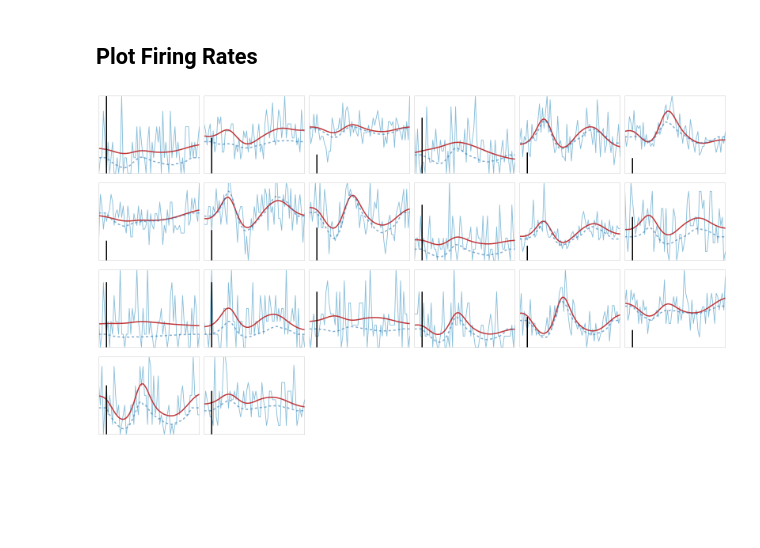
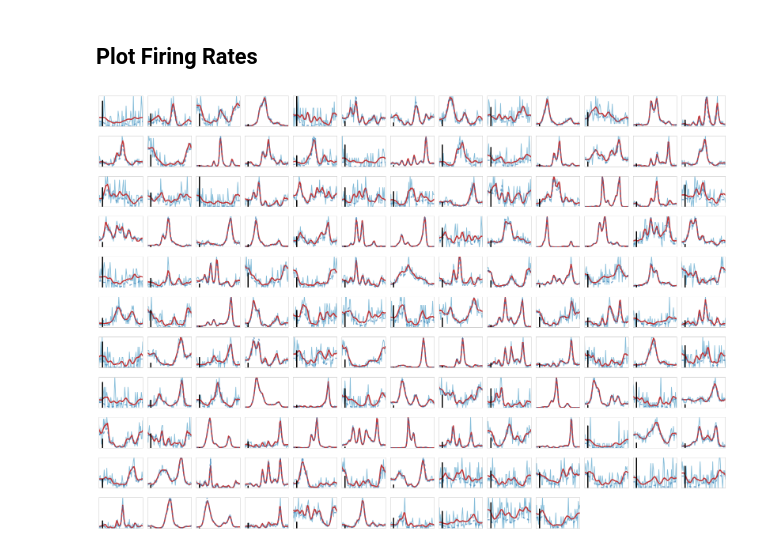
Before and after one commit to yves-weissenberger/GPR, a Jupyter notebook: GPFA_EM_step.ipynb, the cells around one changed output. Drawn from its saved outputs; the diff is of its cells as text; code cells hidden in the pictures; blank space fills up the shorter version.

```diff
--- a/GPFA_EM_step.ipynb
+++ b/GPFA_EM_step.ipynb
@@ -75,9 +84,15 @@ def makeCd_from_vec(vecCd,nDims,n_neurons):
     d = vecCd[nDims*n_neurons:]
     return C,d
 
+
+
 def Cd_obs_cost(vecCd,n_neurons,nDims,nT,y,x,postCov):
-    """ Calculate the log-likelihood of parameters given
-        current estimate of the latent factors"""
+    """ Calculate the log-likelihood of parameters given observations current estimate
+        of the latent states and the obervations
+
+        see "Estimating state and parameters in state space models of spike trains"
+        Macke, Buesing and Sahani (2015) in Advanced State Space Methods for Neural
+        and Clinical Data p149 """
 
 
     C,d = makeCd_from_vec(vecCd,nDims,n_neurons)
@@ -154,8 +169,8 @@ def make_Kbig(params,t,nDims,epsNoise=1e-3):
 # %% [markdown]
 #  Ok now lets generate Poisson Data
 # %%
-n_neurons = 40 #q
-nDims = 3
+n_neurons = 140 #q
+nDims = 6
 n_timePoints = 67
 t = np.linspace(-33,33,num=n_timePoints)/10 #use this for an unmarked time series
 nT = len(t)
@@ -165,12 +180,12 @@ sigmaF = [1-sigmaN for i in range(nDims)]
 
 
 
-C = np.random.normal(loc=0,scale=.5,size=(n_neurons,nDims))/2
+C = np.random.normal(loc=0,scale=.5,size=(n_neurons,nDims))
 d = np.random.randint(0,6,size=(n_neurons))/2
 # %%
 x = np.zeros([nDims,nT])
 
-length_scales_GP = [10**(.3 if i== 0 else -i*.1) for i in range(nDims)]
+length_scales_GP = [10**(.1 if i== 0 else -i*.1) for i in range(nDims)]
 params = {
           'l':length_scales_GP
          }
@@ -182,7 +197,7 @@ for i,l in enumerate(length_scales_GP):
 
     Ki = calc_K(x=t,y=t,l=l)
     Ki /= np.max(Ki)
-    mvn1 = multivariate_normal(mean=[np.random.randint(1,7)-3]*n_timePoints,cov=Ki)
+    mvn1 = multivariate_normal(mean=[np.random.randint(1,5)-3]*n_timePoints,cov=Ki)
     x[i] =  mvn1.rvs()*np.concatenate([np.zeros(5),np.cos(np.linspace(-np.pi/2,0,num=15)),np.ones(nT-35),np.cos(np.linspace(0,.5*np.pi,num=10)),np.zeros(5)])
 
 for i in range(nDims):
@@ -229,8 +248,8 @@ K_bigInv = np.linalg.inv(K_big+ np.eye(K_big.shape[0])*1e-3)
 C_big = make_Cbig(Cst[-1],t)
 xbar = np.array([xSt[-1].T.flatten()]).T
 
-maxEMiter = 500
-
+maxEMiter = 50
+postLs = []
 for i in range(maxEMiter):
     print i,
     ########################################################################
@@ -247,11 +266,12 @@ for i in range(maxEMiter):
         args = (ybar, C_big, d, K_bigInv,t,n_neurons),
         jac = calc_post_grad,
         hess = calc_post_hess,
-        options = {'disp': False,'maxiter': 10000,'xtol':1e-16
+        options = {'disp': False,'maxiter': 500,'xtol':1e-16
         })
 
 
     x_post_mean = resLap.x.reshape(nDims,nT,order='F')
+    postLs.append(resLap.fun)
     xSt.append(x_post_mean)
     xbar = np.array([xSt[-1].T.flatten()]).T
 
@@ -289,7 +309,7 @@ for i in range(maxEMiter):
                     args = (n_neurons,nDims,nT,y,xSt[-1],cov_store),
                     jac = Cd_grad,
                     method = 'TNC',
-                    options = {'disp': False, 'maxiter':4000,'ftol':1e-16,'gtol':1e-16,'xtol':1e-16}
+                    options = {'disp': False, 'maxiter':500,'ftol':1e-16,'gtol':1e-16,'xtol':1e-16}
                     )
 
 
@@ -452,28 +456,28 @@ plt.grid()
 # %%
 plt.figure(figsize=(22,18))
 clrs = seaborn.color_palette('RdBu',n_colors=6)
 #plt.suptitle('Inferred, Underlying and Emprirical Firing Rates of Neurons')
 nRows, nCols= np.ceil(np.sqrt(n_neurons))+1,np.ceil(np.sqrt(n_neurons))+1
 
 tt = 0
 
-idx = -1
+idx = 5
 for real,sim in zip(np.exp(C.dot(x).T+d).T,
                     np.exp(Cst[idx].dot(xSt[idx]).T+dSt[idx]).T):
     if tt<143:
         plt.subplot(nRows,nCols,tt+1)
         plt.plot(y[tt],color=clrs[-2])
 
         plt.plot(sim,color=clrs[0],linewidth=3)
         plt.plot(real,'--',color=clrs[-1],linewidth=3,alpha=0.6)
 
         plt.xticks([],[])
         plt.yticks([],[])
         plt.grid()
         plt.plot([5,5],[0,5],linewidth=3,color='k')
         #plt.legend()
 
     tt+=1
 plt.tight_layout(pad=0, w_pad=0.5, h_pad=1.0)
 # %% [output]
-[figure, old version]
+[figure, new version]
```
Also changed, not shown: parts of 18 cells of this notebook, 6 other files.
